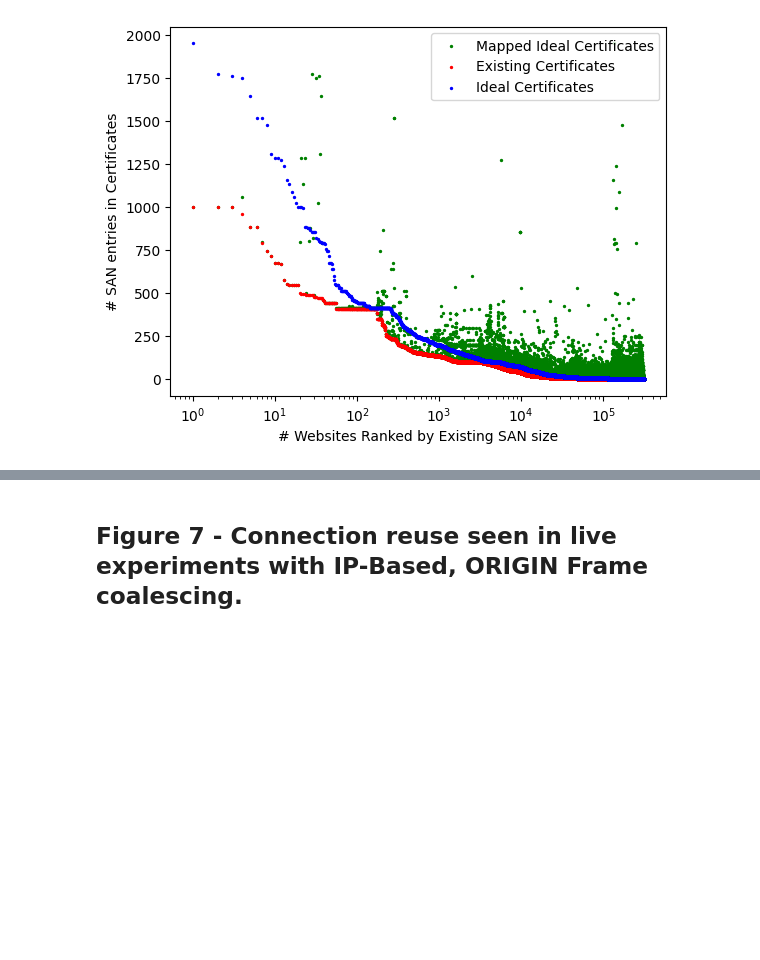
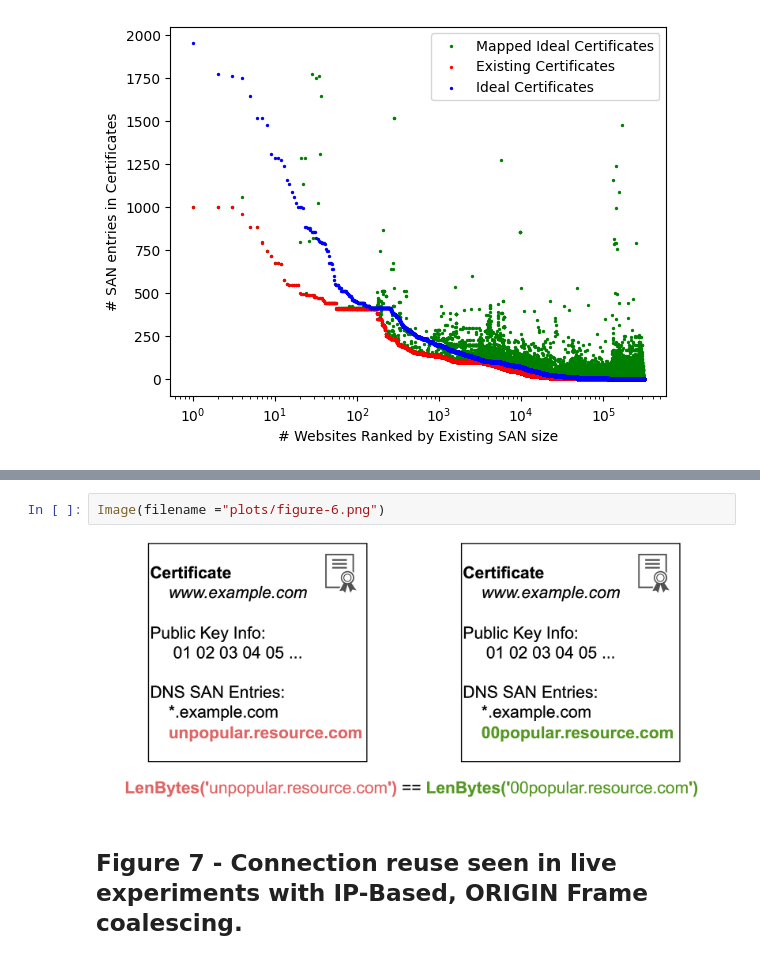
Before and after one commit to cloudflare/connection-coalescing-imc22, a Jupyter notebook: Respect the ORIGIN.ipynb, the cells around one changed output, grey strips where cells are left out. Saved outputs shown, nothing was run; the diff lists cells and outputs as text; blank space fills up the shorter version.

```diff
--- a/Respect the ORIGIN.ipynb
+++ b/Respect the ORIGIN.ipynb
@@ -191,3 +192,7 @@ plot_figure_5()
+# %%
+Image(filename ="plots/figure-6.png")
+# %% [output]
+[figure, added]
 # %% [markdown]
 ## Figure 7 - Connection reuse seen in live experiments with IP-Based, ORIGIN Frame coalescing.
 # %%
```
Also changed, not shown: parts of 4 cells of this notebook.
